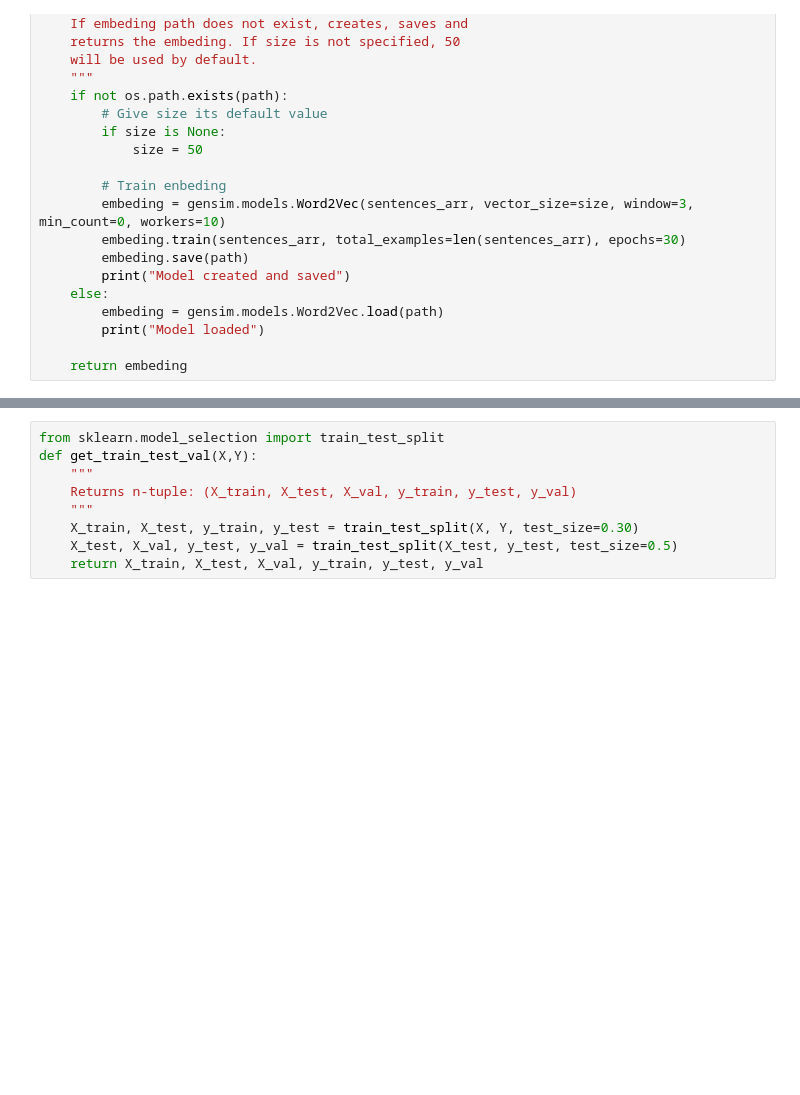
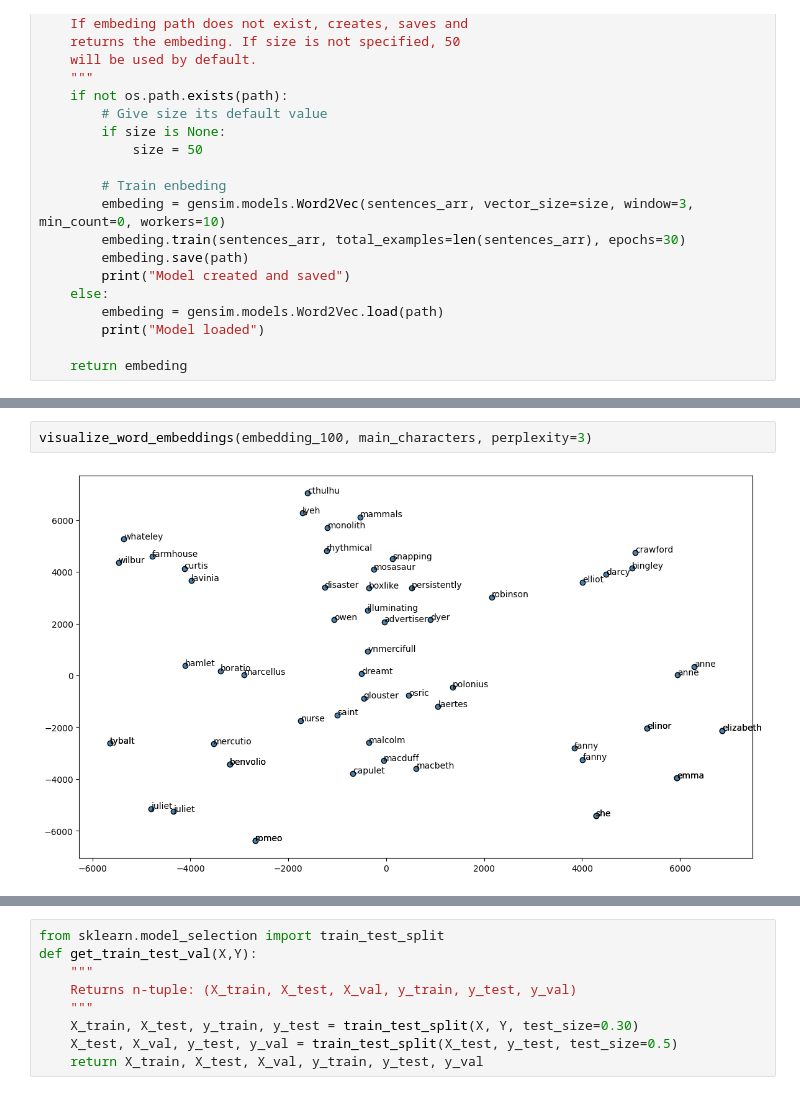
Before and after one commit to luccasrojas/NLP-Tarea4, a Jupyter notebook: src/tarea4V2.ipynb, the cells around one changed output, grey strips where cells are left out. Drawn from its saved outputs; the diff is of its cells as text; blank space fills up the shorter version.

```diff
--- a/src/tarea4V2.ipynb
+++ b/src/tarea4V2.ipynb
@@ -174,0 +206,4 @@ len(corpus_arr["jane"]) + len(corpus_arr["shakespeare"]) + len(corpus_arr["lovec
+# %%
+visualize_word_embeddings(embedding_100, main_characters, perplexity=3)
+# %% [output]
+[figure, added]
```
Also changed, not shown: parts of 58 cells of this notebook, 2 other files.
